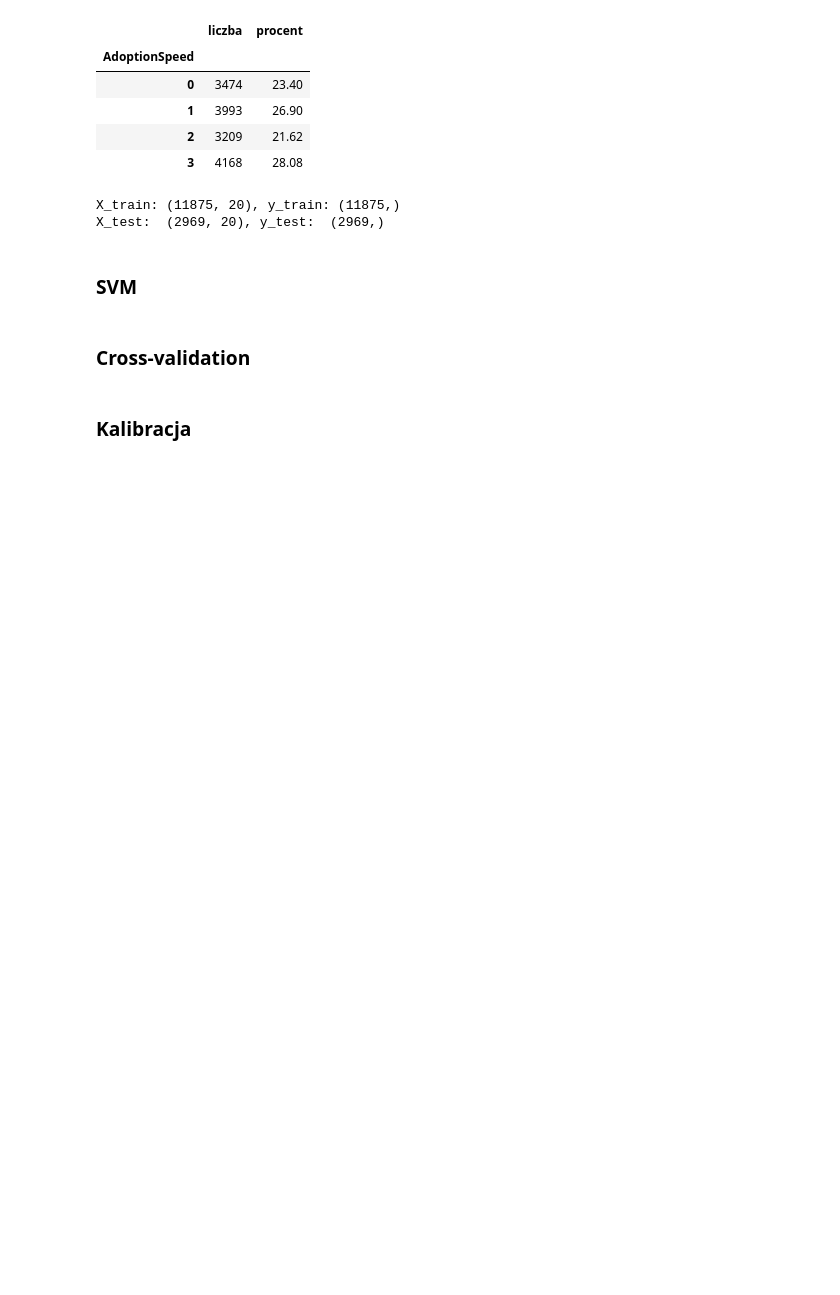
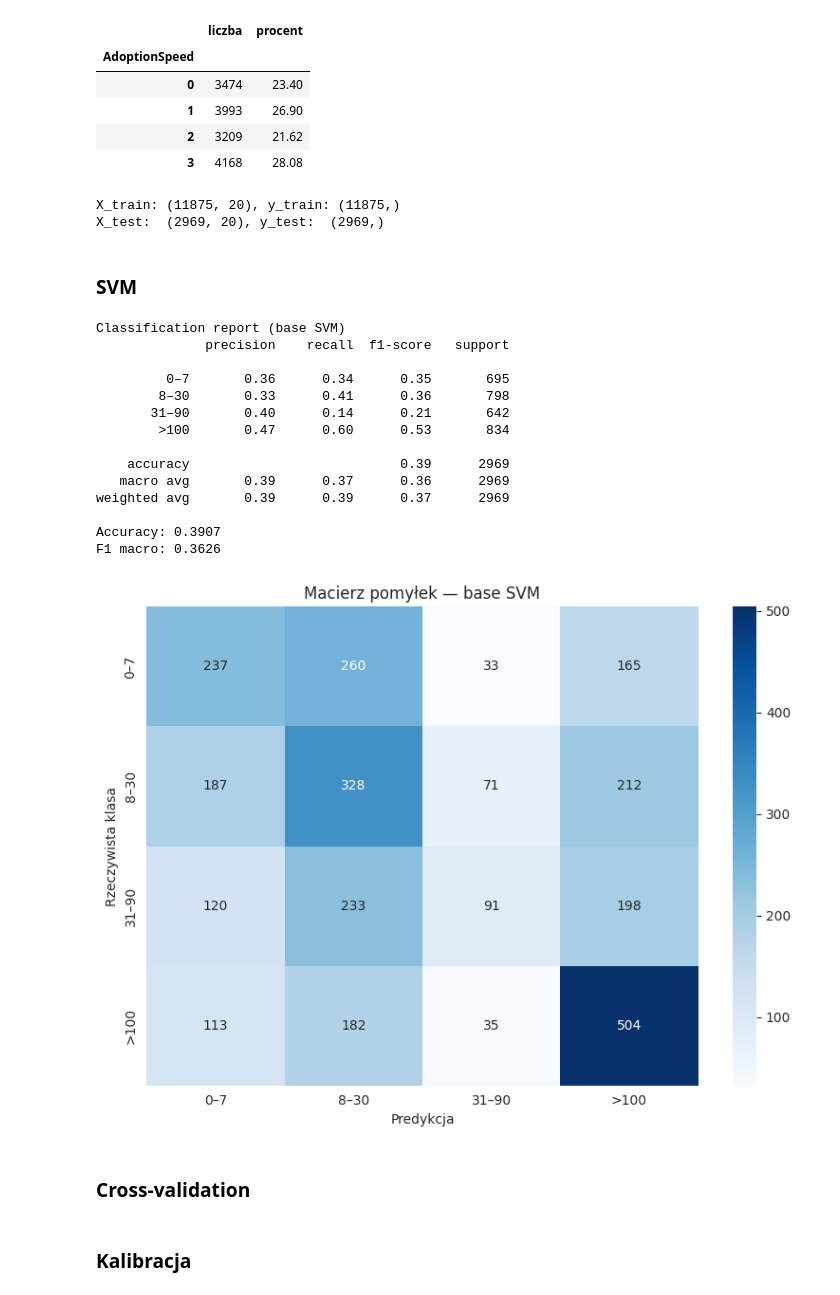
Before and after one commit to Carrie088/pet_adoption_ml, a Jupyter notebook: notebooks/04_svm.ipynb, the cells around one changed output. Drawn from its saved outputs; the diff is of its cells as text; code cells hidden in the pictures; blank space fills up the shorter version.

Commit message:
Add base SVM implementation

```diff
--- a/notebooks/04_svm.ipynb
+++ b/notebooks/04_svm.ipynb
@@ -90,6 +90,52 @@ X_train: (11875, 20), y_train: (11875,)
 X_test:  (2969, 20), y_test:  (2969,)
 # %% [markdown]
 ### SVM
+# %%
+svm_base = SVC(random_state=RANDOM_STATE, probability=True)
+svm_base.fit(X_train_scaled, y_train)
+
+y_pred_base = svm_base.predict(X_test_scaled)
+
+acc_base = accuracy_score(y_test, y_pred_base)
+f1_base = f1_score(y_test, y_pred_base, average='macro')
+
+print('Classification report (base SVM)')
+print(classification_report(y_test, y_pred_base, target_names=CLASS_NAMES))
+print(f'Accuracy: {acc_base:.4f}')
+print(f'F1 macro: {f1_base:.4f}')
+
+cm_base = confusion_matrix(y_test, y_pred_base, labels=CLASS_ORDER)
+
+plt.figure(figsize=(8, 6))
+sns.heatmap(
+    cm_base,
+    annot=True,
+    fmt='d',
+    cmap='Blues',
+    xticklabels=CLASS_NAMES,
+    yticklabels=CLASS_NAMES,
+)
+plt.title('Macierz pomyłek — base SVM')
+plt.xlabel('Predykcja')
+plt.ylabel('Rzeczywista klasa')
+plt.tight_layout()
+plt.show()
+# %% [output]
+Classification report (base SVM)
+              precision    recall  f1-score   support
+
+         0–7       0.36      0.34      0.35       695
+        8–30       0.33      0.41      0.36       798
+       31–90       0.40      0.14      0.21       642
+        >100       0.47      0.60      0.53       834
+
+    accuracy                           0.39      2969
+   macro avg       0.39      0.37      0.36      2969
+weighted avg       0.39      0.39      0.37      2969
+
+Accuracy: 0.3907
+F1 macro: 0.3626
+[figure, added]
 # %% [markdown]
 ### Cross-validation
 # %% [markdown]
```
